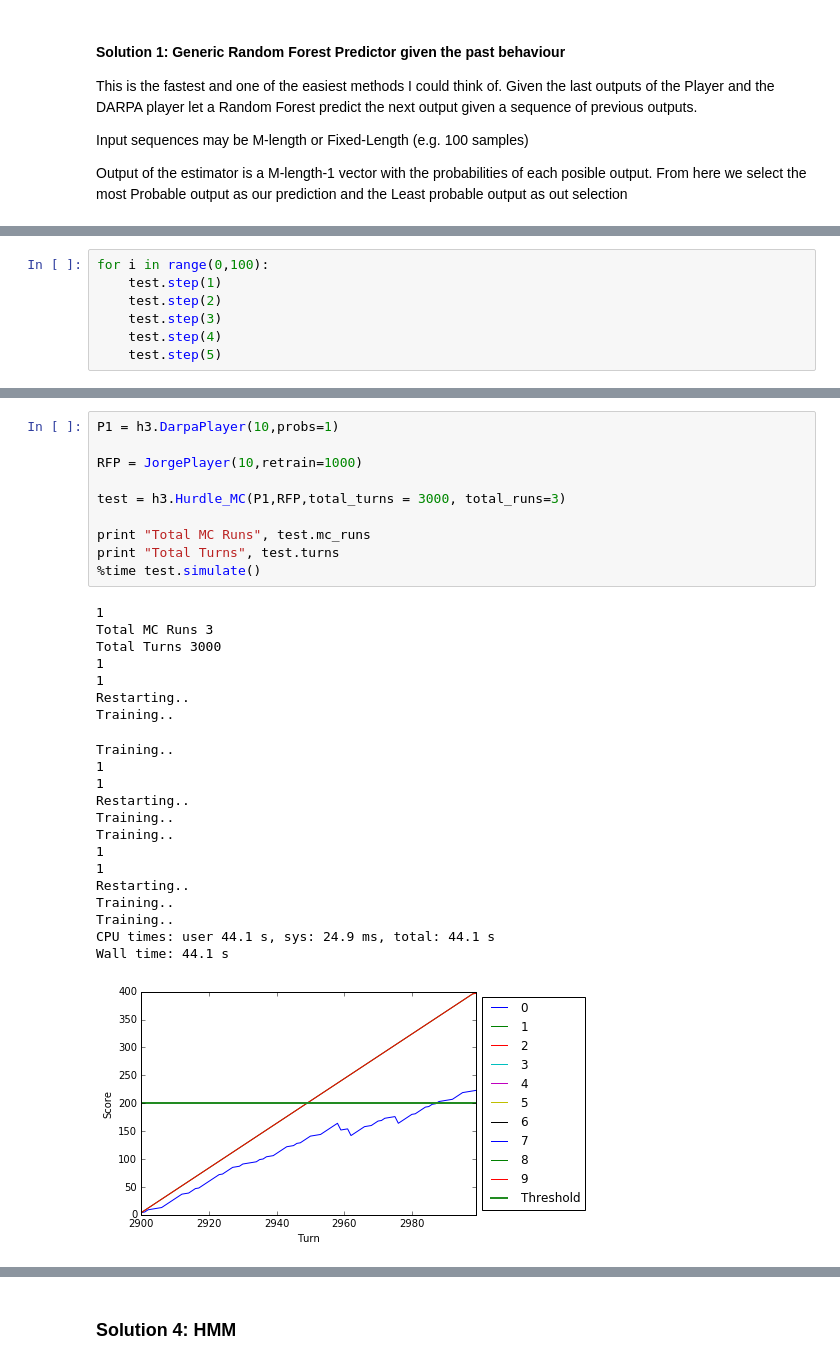
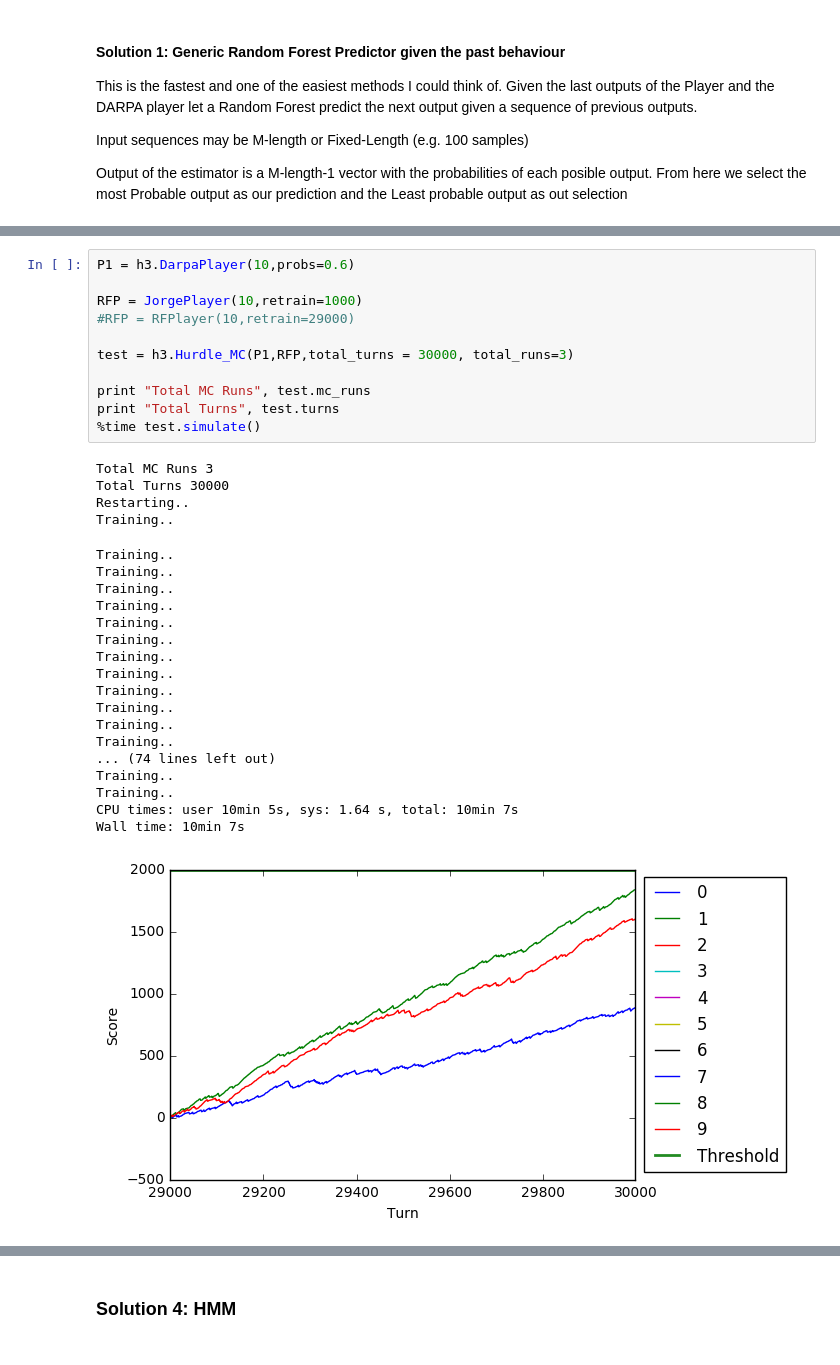
Before and after one commit to JHerna17/DARPA_SC, a Jupyter notebook: H3 Models.ipynb, the cells around one changed output, grey strips where cells are left out. Saved outputs shown, nothing was run; the diff lists cells and outputs as text.

Commit message:
JorgePlayer Prediction Improved

```diff
--- a/H3 Models.ipynb
+++ b/H3 Models.ipynb
@@ -281,7 +167,0 @@ array([ 0.,  0.,  0.,  0.,  0.,  0.,  0.,  0.,  1.,  0.])
-# %%
-for i in range(0,100):
-    test.step(1)
-    test.step(2)
-    test.step(3)
-    test.step(4)
-    test.step(5)
@@ -288,32 +318,34 @@ for i in range(0,100):
 # %%
-P1 = h3.DarpaPlayer(10,probs=1)
+P1 = h3.DarpaPlayer(10,probs=0.6)
 
 RFP = JorgePlayer(10,retrain=1000)
+#RFP = RFPlayer(10,retrain=29000)
 
-test = h3.Hurdle_MC(P1,RFP,total_turns = 3000, total_runs=3)
+test = h3.Hurdle_MC(P1,RFP,total_turns = 30000, total_runs=3)
 
 print "Total MC Runs", test.mc_runs
 print "Total Turns", test.turns
 %time test.simulate()
 # %% [output]
-1
 Total MC Runs 3
-Total Turns 3000
-1
-1
+Total Turns 30000
 Restarting..
 Training..
-Training..
-1
-1
-Restarting..
 Training..
 Training..
-1
-1
-Restarting..
 Training..
 Training..
-CPU times: user 44.1 s, sys: 24.9 ms, total: 44.1 s
-Wall time: 44.1 s
+Training..
+Training..
+Training..
+Training..
+Training..
+Training..
+Training..
+Training..
+... (74 lines left out)
+Training..
+Training..
+CPU times: user 10min 5s, sys: 1.64 s, total: 10min 7s
+Wall time: 10min 7s
-[figure, old version]
+[figure, new version]
```
Also changed, not shown: parts of 9 cells of this notebook, 9 other files.
